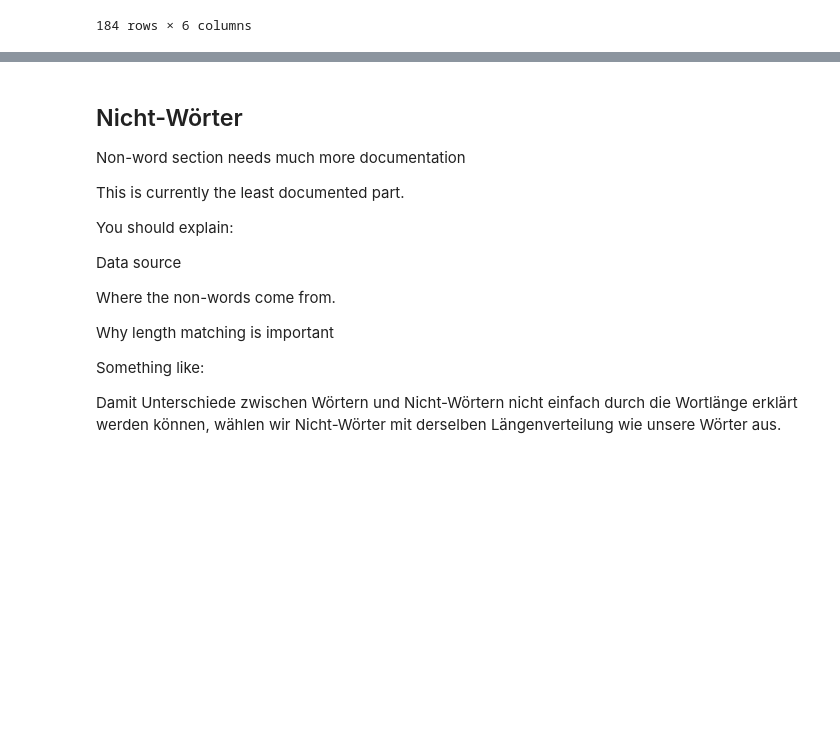
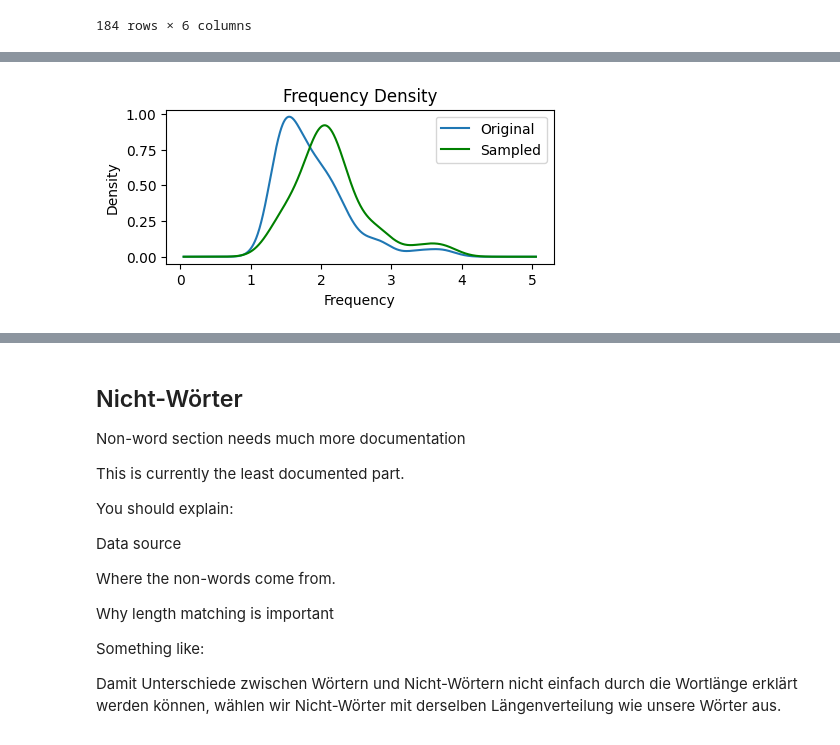
Before and after one commit to jasminorth/lang_emot_cognition, a Jupyter notebook: Dataset/dataset_creation.ipynb, the cells around one changed output, grey strips where cells are left out. Cells and saved outputs as stored; diff of their text form; code cells hidden in the pictures; blank space fills up the shorter version.

```diff
--- a/Dataset/dataset_creation.ipynb
+++ b/Dataset/dataset_creation.ipynb
@@ -727,16 +797,21 @@ plt.show()
 # %%
+# !pip install scipy
+
+import scipy
 # density comparison
 
-plt.figure(figsize=(10, 5))
+plt.figure(figsize=(5, 2))
 
-df["freq"].plot(kind="density", label="Original")
-sampled["freq"].plot(kind="density", label="Sampled")
+corrected_df["freq"].plot(kind="density", label="Original")
+sampled["freq"].plot(kind="density", label="Sampled", color = "green")
 
 plt.xlabel("Frequency")
 plt.title("Frequency Density")
 plt.legend()
 
 plt.show()
+# %% [output]
+[figure, added]
 # %%
 # check uniformity directly
 
```
Also changed, not shown: parts of 18 cells of this notebook.
